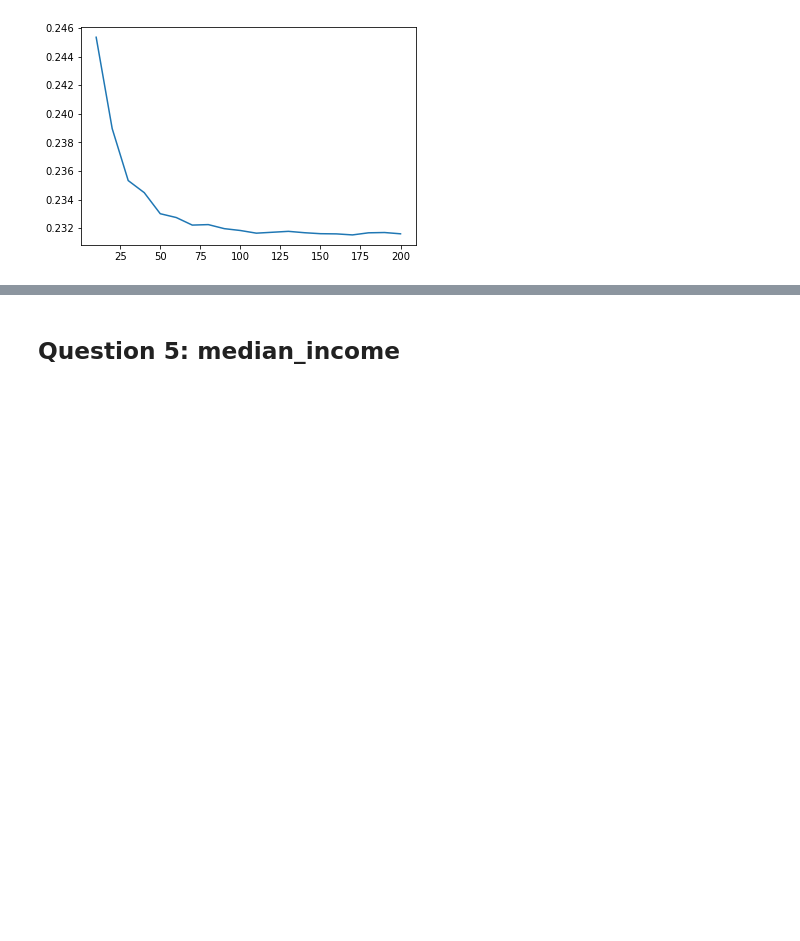
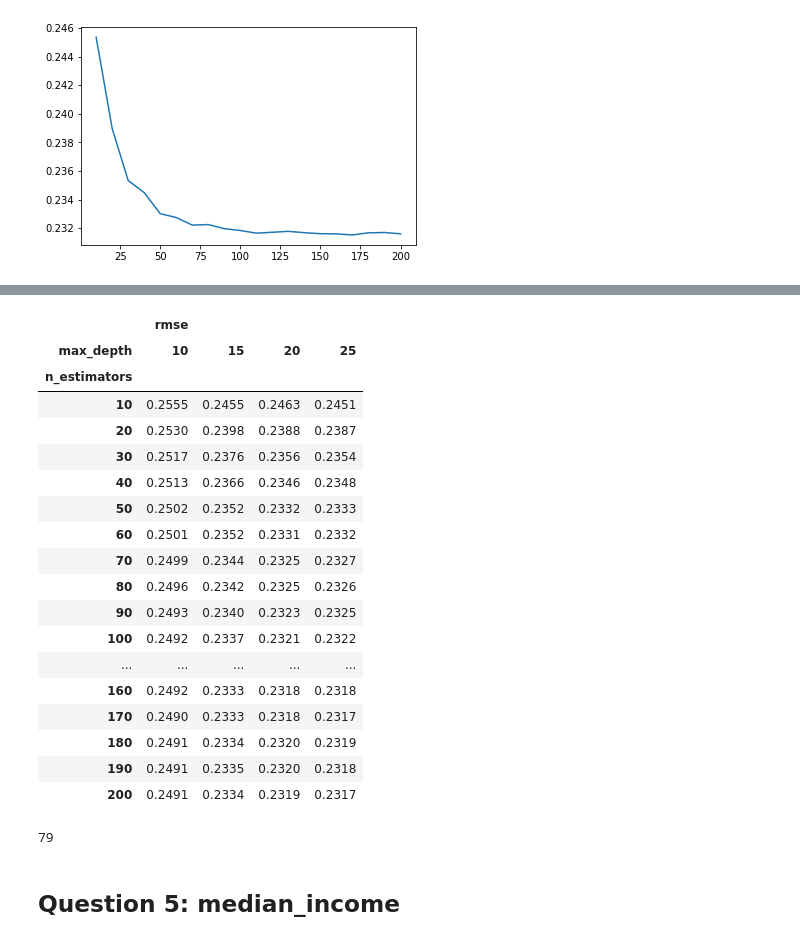
Before and after one commit to hichemck/desicion-tree-housing-prices, a Jupyter notebook: decision-trees.ipynb, the cells around one changed output, grey strips where cells are left out. Drawn from its saved outputs; the diff is of its cells as text; code cells hidden in the pictures; blank space fills up the shorter version.

```diff
--- a/decision-trees.ipynb
+++ b/decision-trees.ipynb
@@ -127,0 +130,15 @@ plt.plot(df_scores.n_estimators, df_scores.rmse)
+# %%
+scores = []
+depths = [10, 15, 20, 25]
+
+for depth in depths:
+    for n in range(10,201,10):
+        rf = RandomForestRegressor(n_estimators=n, max_depth=depth, random_state=1, n_jobs=-1)
+        rf.fit(X_train, y_train)
+
+        y_pred = rf.predict(X_val)
+        mse = mean_squared_error(y_val, y_pred)
+        scores.append((depth, n, np.sqrt(mse)))
+# %%
+columns = ['max_depth', 'n_estimators', 'rmse']
+df_scores = pd.DataFrame(scores, columns=columns)
@@ -128,3 +161,30 @@ plt.plot(df_scores.n_estimators, df_scores.rmse)
+# %%
+df_scores_pivot = df_scores.pivot(index='n_estimators', columns=['max_depth'], values=['rmse'])
+df_scores_pivot.round(4)
+# %% [output]
+|  | rmse |  |  |  |
+| max_depth | 10 | 15 | 20 | 25 |
+| n_estimators |  |  |  |  |
+| 10 | 0.2555 | 0.2455 | 0.2463 | 0.2451 |
+| 20 | 0.2530 | 0.2398 | 0.2388 | 0.2387 |
+| 30 | 0.2517 | 0.2376 | 0.2356 | 0.2354 |
+| 40 | 0.2513 | 0.2366 | 0.2346 | 0.2348 |
+| 50 | 0.2502 | 0.2352 | 0.2332 | 0.2333 |
+| 60 | 0.2501 | 0.2352 | 0.2331 | 0.2332 |
+| 70 | 0.2499 | 0.2344 | 0.2325 | 0.2327 |
+| 80 | 0.2496 | 0.2342 | 0.2325 | 0.2326 |
+| 90 | 0.2493 | 0.2340 | 0.2323 | 0.2325 |
+| 100 | 0.2492 | 0.2337 | 0.2321 | 0.2322 |
+| ... | ... | ... | ... | ... |
+| 160 | 0.2492 | 0.2333 | 0.2318 | 0.2318 |
+| 170 | 0.2490 | 0.2333 | 0.2318 | 0.2317 |
+| 180 | 0.2491 | 0.2334 | 0.2320 | 0.2319 |
+| 190 | 0.2491 | 0.2335 | 0.2320 | 0.2318 |
+| 200 | 0.2491 | 0.2334 | 0.2319 | 0.2317 |
+# %%
+np.argmin(df_scores.rmse)
+# %% [output]
+79
 # %% [markdown]
 ## Question 5: median_income
 # %%
```
Also changed, not shown: parts of 44 cells of this notebook.
